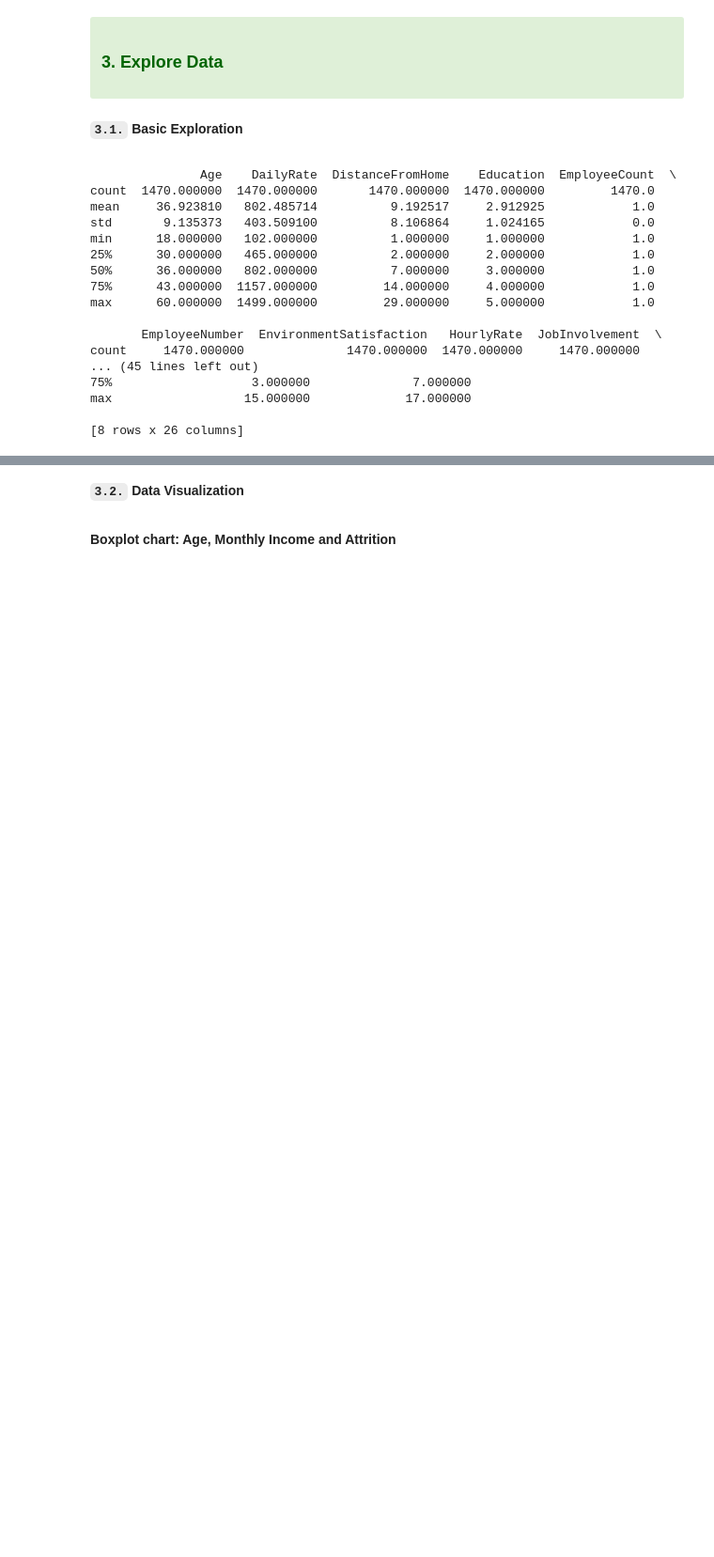
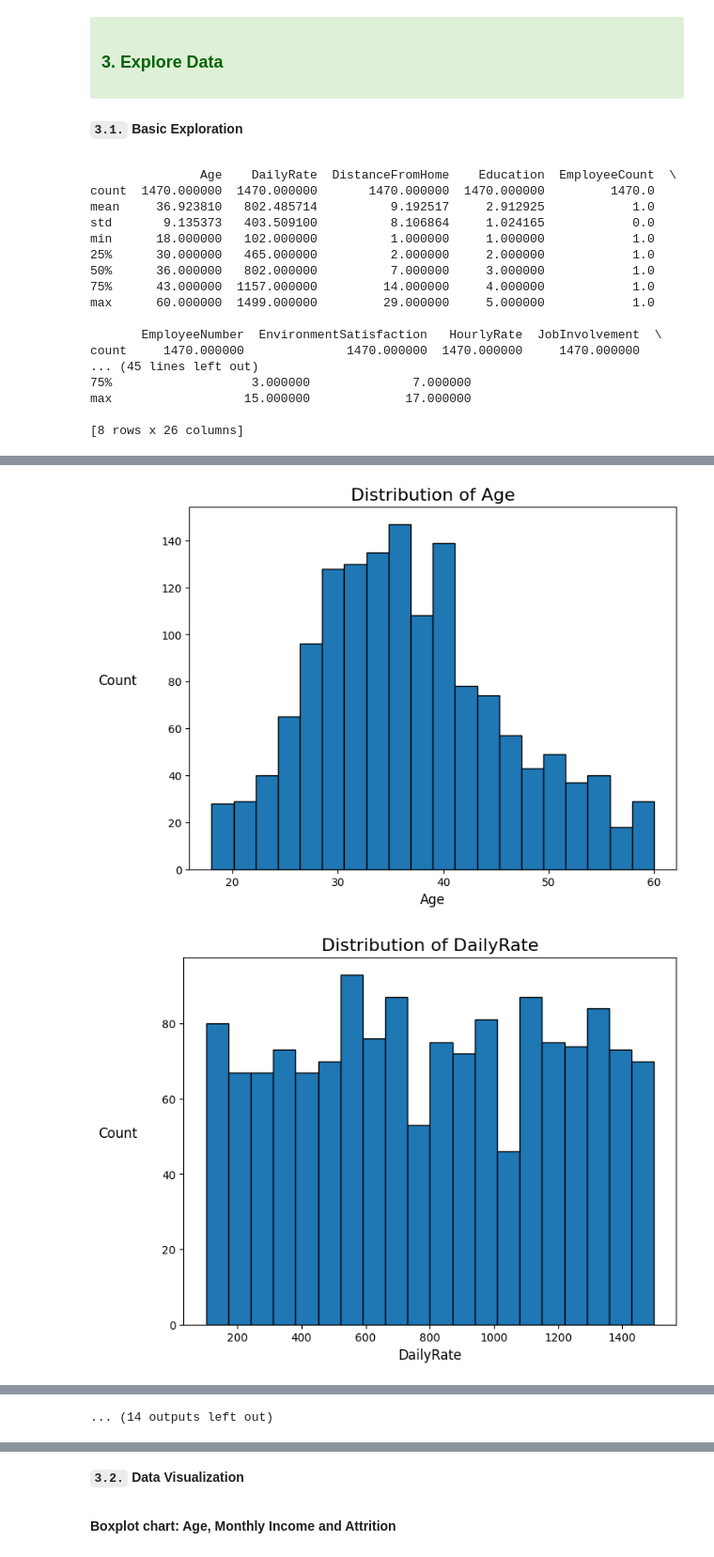
Before and after one commit to beatrizamado/HR-Analysis, a Jupyter notebook: code.ipynb, the cells around one changed output, grey strips where cells are left out. Shown at 94% size. Cells and saved outputs as stored; diff of their text form; code cells hidden in the pictures; blank space fills up the shorter version.

```diff
--- a/code.ipynb
+++ b/code.ipynb
@@ -556,0 +541,5 @@ max                  15.000000             17.000000
+# %%
+
+numeric_data = data.select_dtypes(include=['number'])
+skewness_kurtosis_df = pd.DataFrame({'Skewness': numeric_data.skew(), 'Kurtosis': numeric_data.kurt()})
+skewness_kurtosis_df
@@ -556,0 +564,13 @@ max                  15.000000             17.000000
+# %%
+
+# Histogram of numerical variables
+for column in numeric_data.columns:
+    plt.figure(figsize=(8, 6))
+    plt.hist(data[column], edgecolor='black', bins=20)  # You can adjust the number of bins as needed
+    plt.title(f'Distribution of {column}', fontsize=16)
+    plt.xlabel(column, fontsize=12)
+    plt.ylabel('Count', fontsize=12, rotation=0, labelpad=40)
+    plt.show()
+# %% [output]
+[figure, added]
+[figure, added]
@@ -556,0 +587 @@ max                  15.000000             17.000000
+... (14 outputs left out)
```
Also changed, not shown: parts of 14 cells of this notebook.
